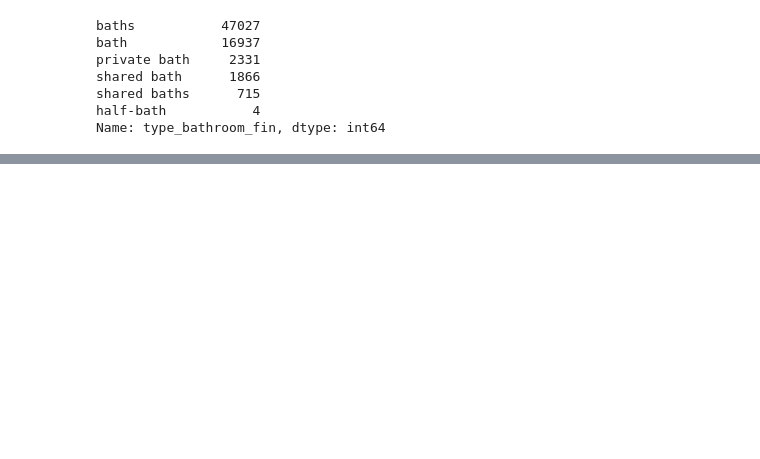
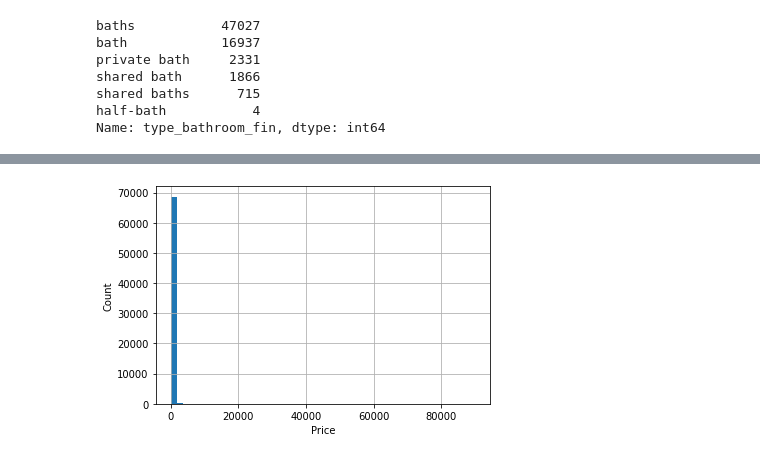
Before and after one commit to JaimeLeoz/w4-ETL-Project, a Jupyter notebook: ONLY_Main_for-EAD-1.ipynb, the cells around one changed output, grey strips where cells are left out. Saved outputs shown, nothing was run; the diff lists cells and outputs as text; code cells hidden in the pictures; blank space fills up the shorter version.

```diff
--- a/ONLY_Main_for-EAD-1.ipynb
+++ b/ONLY_Main_for-EAD-1.ipynb
@@ -49,5 +42,3 @@ arbnb_sql2.dropna(subset = ['price'])
-# %%
-arbnb_sql2.dropna(subset=['price'], inplace=True)
 # %%
 arbnb_sql2.dropna(subset=['price_sqm_amonth'], inplace=True)
 # %%
@@ -263,0 +289,9 @@ arbnb_sql2.head()
+# %%
+plt.figsize=(10,30)
+
+arbnb_sql2.price.hist(bins=50)
+
+plt.xlabel('Price')
+plt.ylabel('Count');
+# %% [output]
+[figure, added]
```
Also changed, not shown: parts of 33 cells of this notebook.
